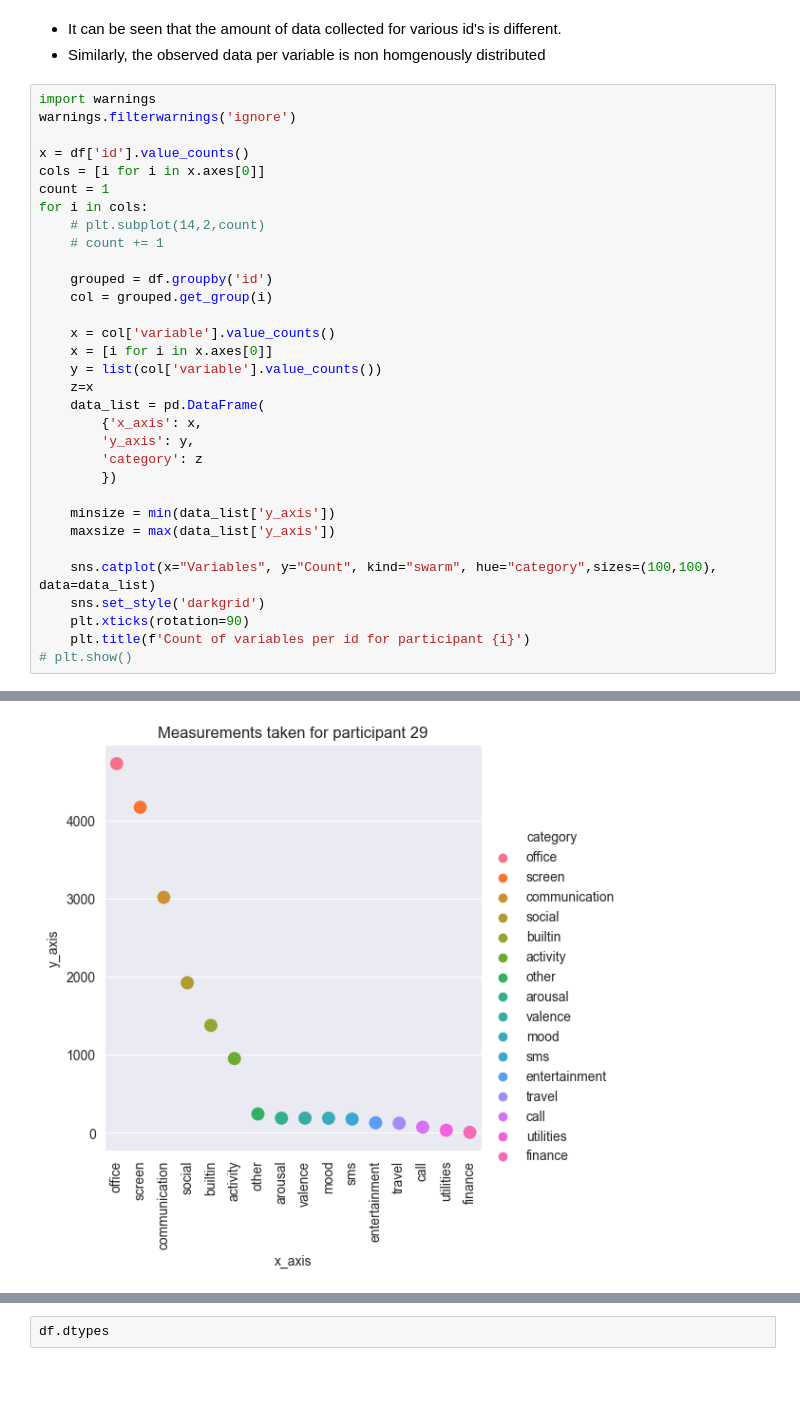
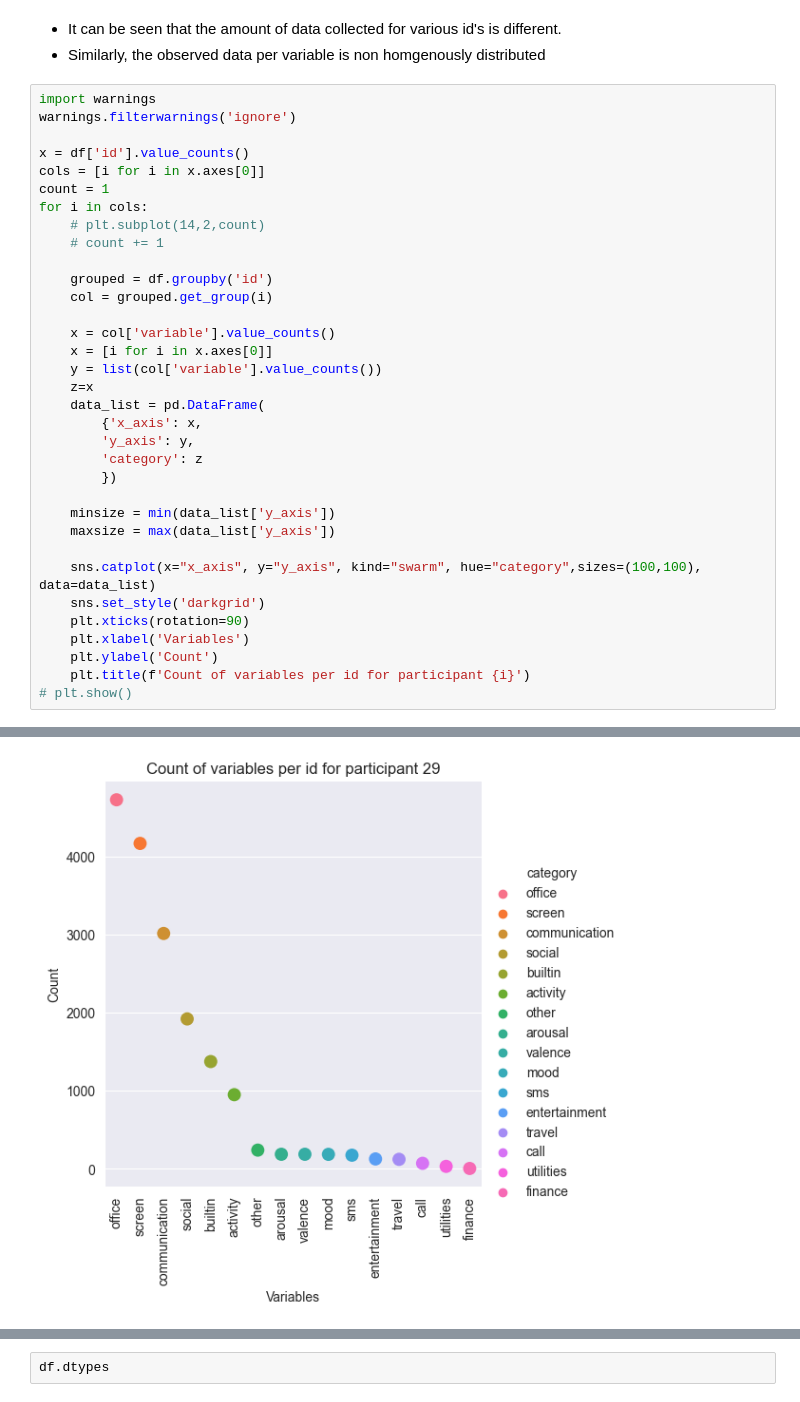
Before and after one commit to vishalkanteppa/Data-Mining, a Jupyter notebook: DM_advanced.ipynb, the cells around one changed output, grey strips where cells are left out. Saved outputs shown, nothing was run; the diff lists cells and outputs as text.

```diff
--- a/DM_advanced.ipynb
+++ b/DM_advanced.ipynb
@@ -118,9 +118,11 @@ for i in cols:
     minsize = min(data_list['y_axis'])
     maxsize = max(data_list['y_axis'])
 
-    sns.catplot(x="Variables", y="Count", kind="swarm", hue="category",sizes=(100,100), data=data_list)
+    sns.catplot(x="x_axis", y="y_axis", kind="swarm", hue="category",sizes=(100,100), data=data_list)
     sns.set_style('darkgrid')
     plt.xticks(rotation=90)
+    plt.xlabel('Variables')
+    plt.ylabel('Count')
     plt.title(f'Count of variables per id for participant {i}')
 # plt.show()
 # %% [output]
@@ -132 +134 @@ for i in cols:
-[figure, old version]
+[figure, new version]
```
Also changed, not shown: parts of 2 cells of this notebook.
